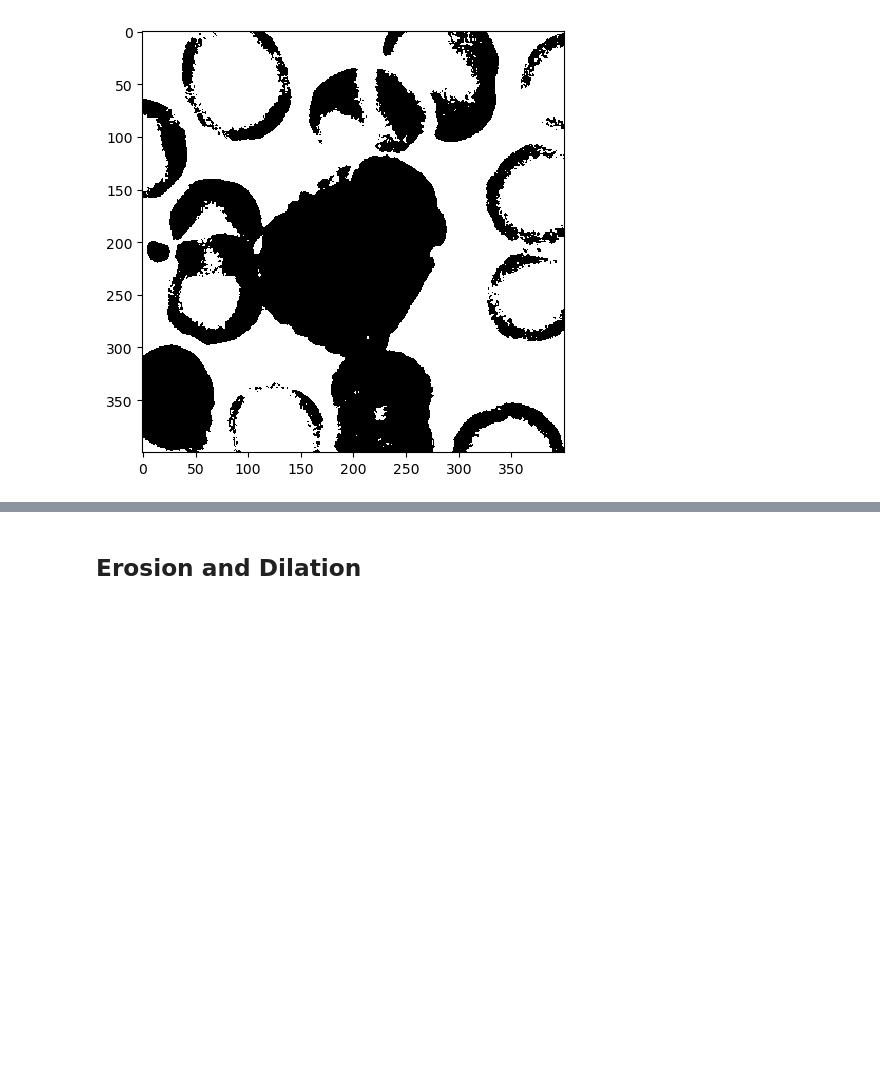
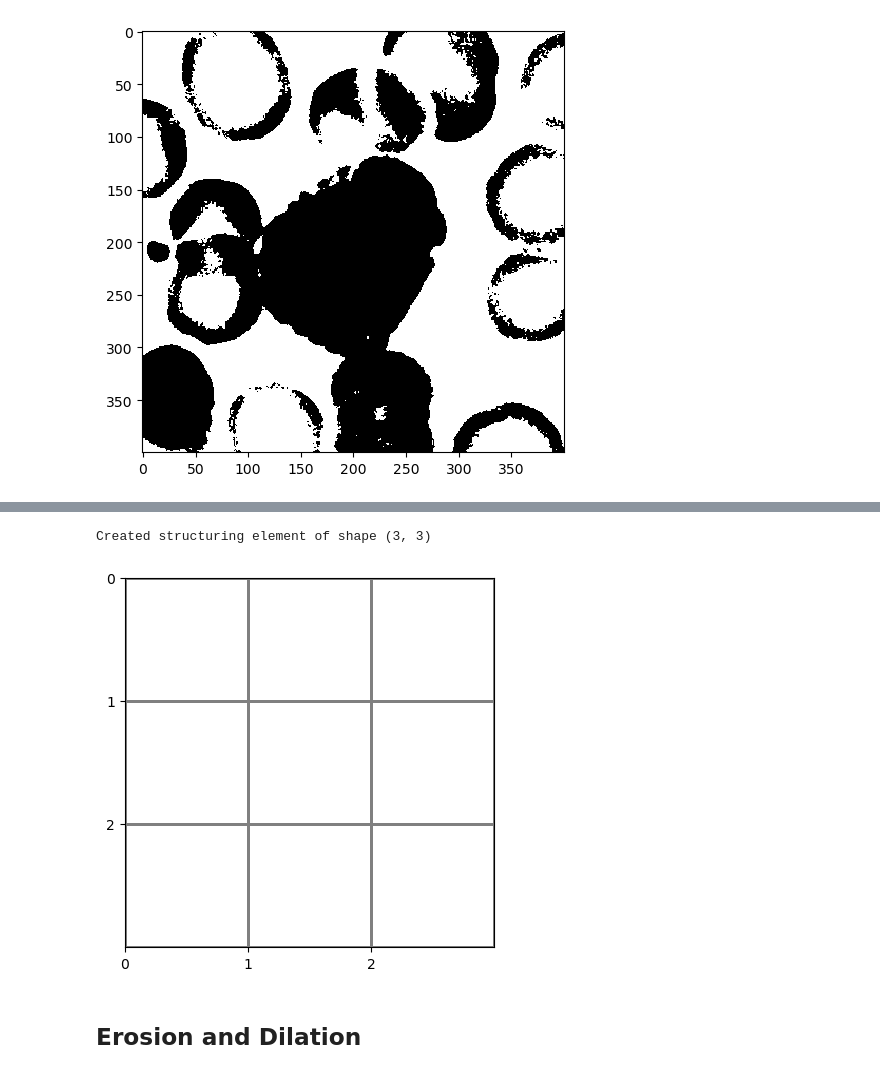
Before and after one commit to TranslationalML/course-image-analysis, a Jupyter notebook: module2/morphological_operations.ipynb, the cells around one changed output, grey strips where cells are left out. Drawn from its saved outputs; the diff is of its cells as text; code cells hidden in the pictures; blank space fills up the shorter version.

Commit message:
(feat) added structuring elements

```diff
--- a/module2/morphological_operations.ipynb
+++ b/module2/morphological_operations.ipynb
@@ -65,3 +70,22 @@ As you can see, it's not trivial to get the right threshold that shows only the
+# %%
+# Let's  create a 3x3 square structuring element (SE)
+se_size=3
+my_se=morphology.square(se_size)
+print(f'Created structuring element of shape {my_se.shape}')
+
+# Display SE with pixel boundaries
+plt.pcolormesh(my_se, edgecolors='gray', linewidth=2, vmin=0, vmax=1,cmap='gray')
+plt.xticks(np.arange(0, my_se.shape[1]))
+plt.yticks(np.arange(0, my_se.shape[0]))
+ax = plt.gca()
+ax.set_aspect('equal')  # make image square
+ax.invert_yaxis()       # match numpy convention top left is (0,0)
+
+
+# TODO create a disk SE (morphology.disk) and display it. Copy-paste the code from above and modify it.
+# %% [output]
+Created structuring element of shape (3, 3)
+[figure, added]
 # %% [markdown]
 ## Erosion and Dilation
 # %% [markdown]
```
Also changed, not shown: parts of 4 cells of this notebook.
